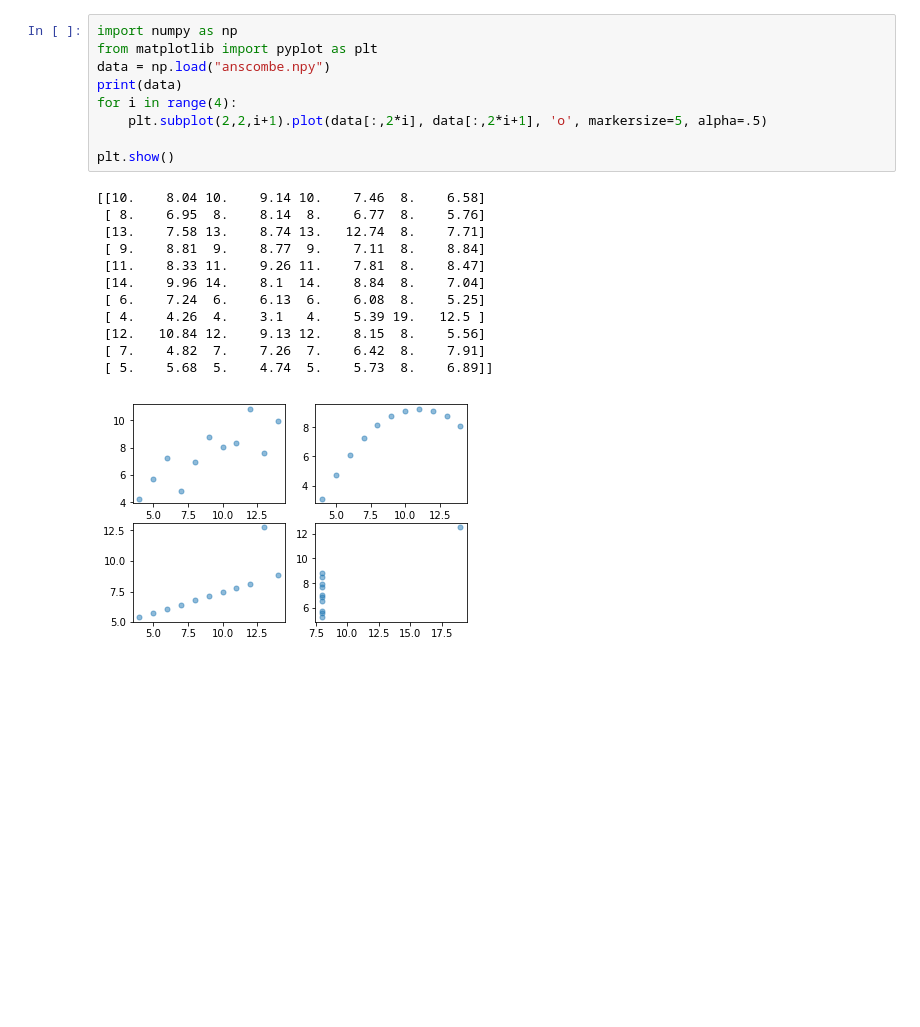
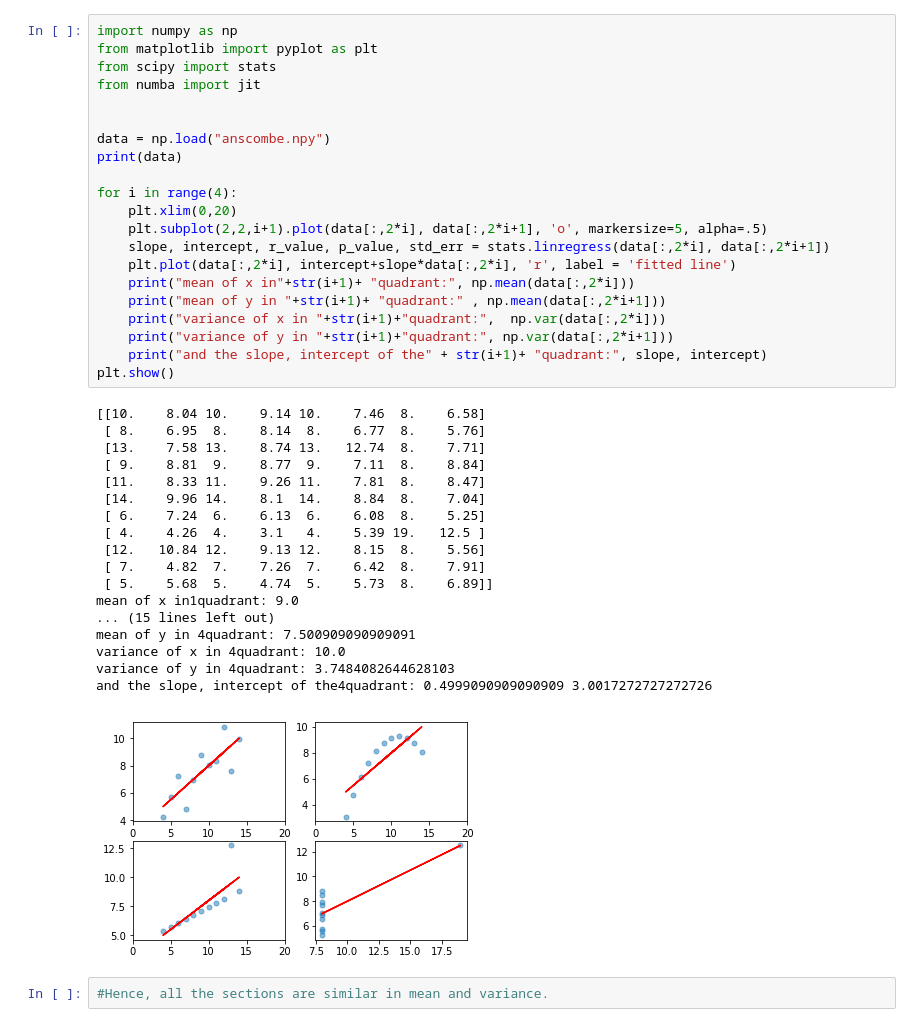
Before and after one commit to shekharkhetan/BootCamp2018, a Jupyter notebook: ProbSet2/Comp/data visualization.ipynb, the cells around one changed output. Saved outputs shown, nothing was run; the diff lists cells and outputs as text; blank space fills up the shorter version.

```diff
--- a/ProbSet2/Comp/data visualization.ipynb
+++ b/ProbSet2/Comp/data visualization.ipynb
@@ -1,22 +1,42 @@
-# %%
-import numpy as np
-from matplotlib import pyplot as plt
-data = np.load("anscombe.npy")
-print(data)
-for i in range(4):
-    plt.subplot(2,2,i+1).plot(data[:,2*i], data[:,2*i+1], 'o', markersize=5, alpha=.5)
-
-plt.show()
-# %% [output]
-[[10.    8.04 10.    9.14 10.    7.46  8.    6.58]
- [ 8.    6.95  8.    8.14  8.    6.77  8.    5.76]
- [13.    7.58 13.    8.74 13.   12.74  8.    7.71]
- [ 9.    8.81  9.    8.77  9.    7.11  8.    8.84]
- [11.    8.33 11.    9.26 11.    7.81  8.    8.47]
- [14.    9.96 14.    8.1  14.    8.84  8.    7.04]
- [ 6.    7.24  6.    6.13  6.    6.08  8.    5.25]
- [ 4.    4.26  4.    3.1   4.    5.39 19.   12.5 ]
- [12.   10.84 12.    9.13 12.    8.15  8.    5.56]
- [ 7.    4.82  7.    7.26  7.    6.42  8.    7.91]
- [ 5.    5.68  5.    4.74  5.    5.73  8.    6.89]]
-[figure, removed]
+# %%
+import numpy as np
+from matplotlib import pyplot as plt
+from scipy import stats
+from numba import jit
+
+
+data = np.load("anscombe.npy")
+print(data)
+
+for i in range(4):
+    plt.xlim(0,20)
+    plt.subplot(2,2,i+1).plot(data[:,2*i], data[:,2*i+1], 'o', markersize=5, alpha=.5)
+    slope, intercept, r_value, p_value, std_err = stats.linregress(data[:,2*i], data[:,2*i+1])
+    plt.plot(data[:,2*i], intercept+slope*data[:,2*i], 'r', label = 'fitted line')
+    print("mean of x in"+str(i+1)+ "quadrant:", np.mean(data[:,2*i]))
+    print("mean of y in "+str(i+1)+ "quadrant:" , np.mean(data[:,2*i+1]))
+    print("variance of x in "+str(i+1)+"quadrant:",  np.var(data[:,2*i]))
+    print("variance of y in "+str(i+1)+"quadrant:", np.var(data[:,2*i+1]))
+    print("and the slope, intercept of the" + str(i+1)+ "quadrant:", slope, intercept)
+plt.show()
+# %% [output]
+[[10.    8.04 10.    9.14 10.    7.46  8.    6.58]
+ [ 8.    6.95  8.    8.14  8.    6.77  8.    5.76]
+ [13.    7.58 13.    8.74 13.   12.74  8.    7.71]
+ [ 9.    8.81  9.    8.77  9.    7.11  8.    8.84]
+ [11.    8.33 11.    9.26 11.    7.81  8.    8.47]
+ [14.    9.96 14.    8.1  14.    8.84  8.    7.04]
+ [ 6.    7.24  6.    6.13  6.    6.08  8.    5.25]
+ [ 4.    4.26  4.    3.1   4.    5.39 19.   12.5 ]
+ [12.   10.84 12.    9.13 12.    8.15  8.    5.56]
+ [ 7.    4.82  7.    7.26  7.    6.42  8.    7.91]
+ [ 5.    5.68  5.    4.74  5.    5.73  8.    6.89]]
+mean of x in1quadrant: 9.0
+... (15 lines left out)
+mean of y in 4quadrant: 7.500909090909091
+variance of x in 4quadrant: 10.0
+variance of y in 4quadrant: 3.7484082644628103
+and the slope, intercept of the4quadrant: 0.4999090909090909 3.0017272727272726
+[figure, added]
+# %%
+#Hence, all the sections are similar in mean and variance.
```
Also changed, not shown: parts of 5 cells of this notebook, 2 other files.
